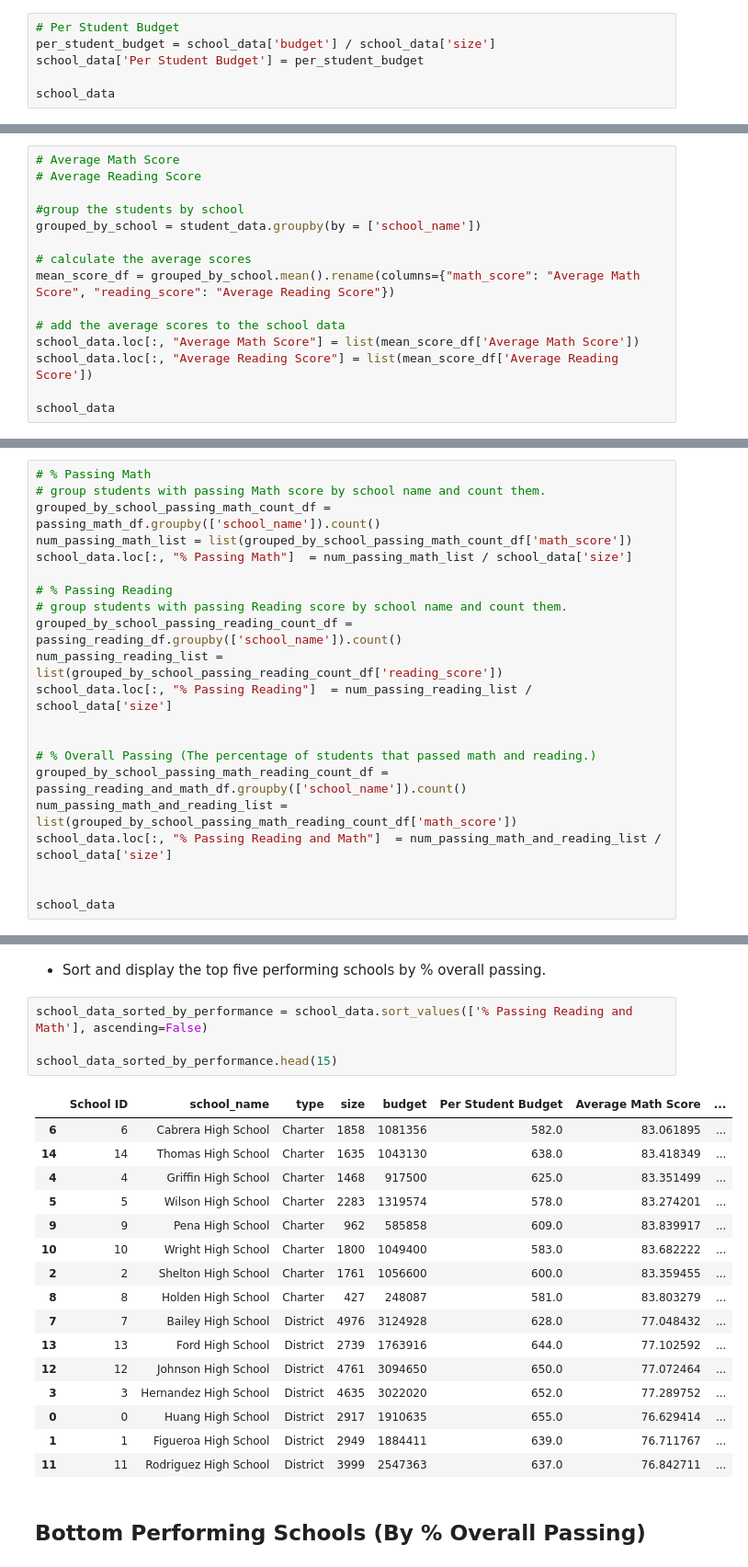
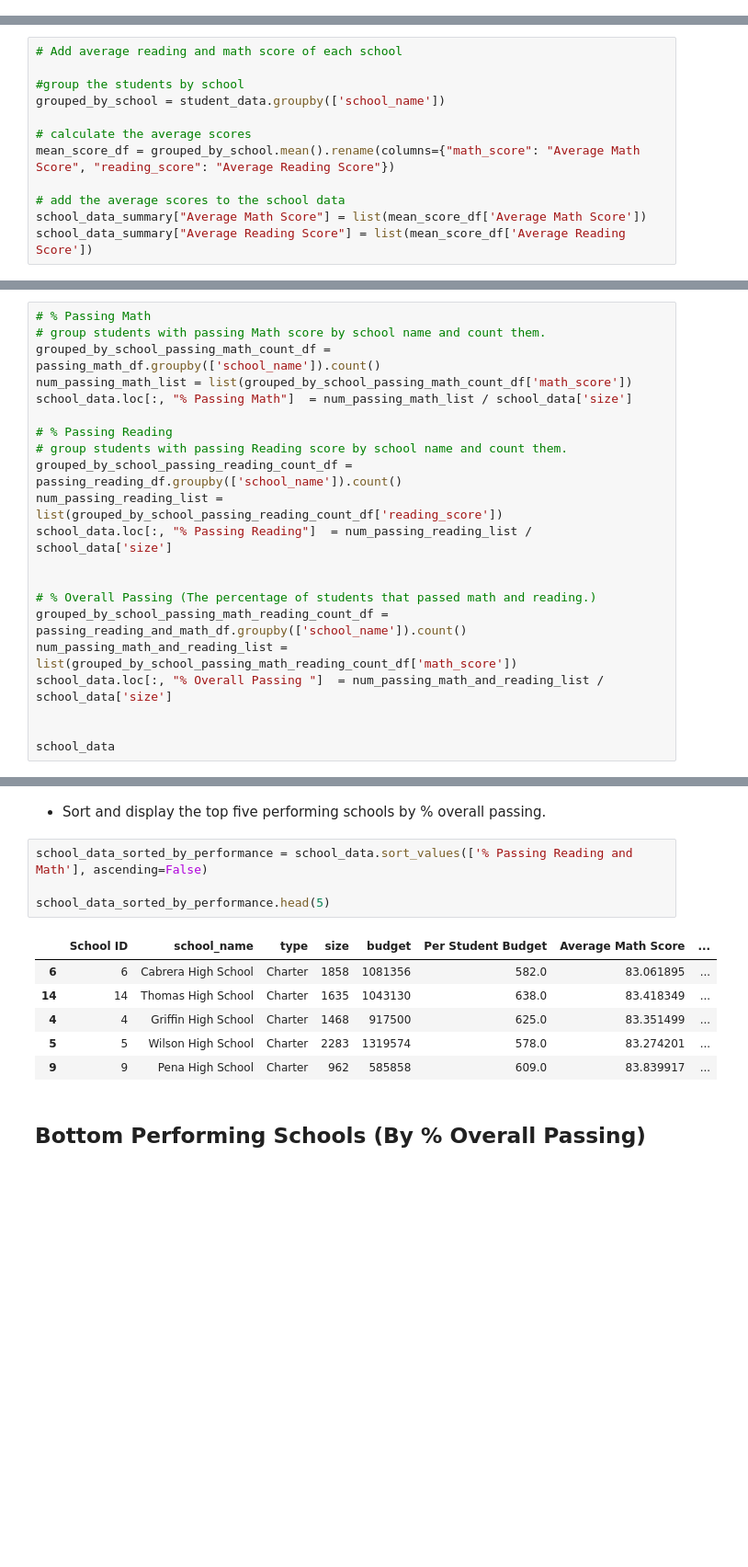
Before and after one commit to Annaolivia5/School-District-Trends, a Jupyter notebook: PyCitySchools/PyCitySchools_starter.ipynb, the cells around one changed output, grey strips where cells are left out. Shown: that part at 92% size. Cells and saved outputs as stored; diff of their text form; blank space fills up the shorter version.

```diff
--- a/PyCitySchools/PyCitySchools_starter.ipynb
+++ b/PyCitySchools/PyCitySchools_starter.ipynb
@@ -129,9 +121,3 @@ district_summary_df
   * % Overall Passing (The percentage of students that passed math **and** reading.)
 
 * Create a dataframe to hold the above results
-# %%
-# Per Student Budget
-per_student_budget = school_data['budget'] / school_data['size']
-school_data['Per Student Budget'] = per_student_budget
-
-school_data
@@ -155,15 +152,12 @@ school_data
 # %%
-# Average Math Score
-# Average Reading Score
+# Add average reading and math score of each school
 
 #group the students by school
-grouped_by_school = student_data.groupby(by = ['school_name'])
+grouped_by_school = student_data.groupby(['school_name'])
 
 # calculate the average scores
 mean_score_df = grouped_by_school.mean().rename(columns={"math_score": "Average Math Score", "reading_score": "Average Reading Score"})
 
 # add the average scores to the school data
-school_data.loc[:, "Average Math Score"] = list(mean_score_df['Average Math Score'])
-school_data.loc[:, "Average Reading Score"] = list(mean_score_df['Average Reading Score'])
-
-school_data
+school_data_summary["Average Math Score"] = list(mean_score_df['Average Math Score'])
+school_data_summary["Average Reading Score"] = list(mean_score_df['Average Reading Score'])
@@ -201,7 +178,7 @@ school_data.loc[:, "% Passing Reading"]  = num_passing_reading_list / school_dat
 # % Overall Passing (The percentage of students that passed math and reading.)
 grouped_by_school_passing_math_reading_count_df = passing_reading_and_math_df.groupby(['school_name']).count()
 num_passing_math_and_reading_list = list(grouped_by_school_passing_math_reading_count_df['math_score'])
-school_data.loc[:, "% Passing Reading and Math"]  = num_passing_math_and_reading_list / school_data['size']
+school_data.loc[:, "% Overall Passing "]  = num_passing_math_and_reading_list / school_data['size']
 
 
 school_data
@@ -229,24 +206,14 @@ school_data
 # %%
 school_data_sorted_by_performance = school_data.sort_values(['% Passing Reading and Math'], ascending=False)
 
-school_data_sorted_by_performance.head(15)
+school_data_sorted_by_performance.head(5)
 # %% [output]
 |  | School ID | school_name | type | size | budget | Per Student Budget | Average Math Score | ... |
 | 6 | 6 | Cabrera High School | Charter | 1858 | 1081356 | 582.0 | 83.061895 | ... |
 | 14 | 14 | Thomas High School | Charter | 1635 | 1043130 | 638.0 | 83.418349 | ... |
 | 4 | 4 | Griffin High School | Charter | 1468 | 917500 | 625.0 | 83.351499 | ... |
 | 5 | 5 | Wilson High School | Charter | 2283 | 1319574 | 578.0 | 83.274201 | ... |
 | 9 | 9 | Pena High School | Charter | 962 | 585858 | 609.0 | 83.839917 | ... |
-| 10 | 10 | Wright High School | Charter | 1800 | 1049400 | 583.0 | 83.682222 | ... |
-| 2 | 2 | Shelton High School | Charter | 1761 | 1056600 | 600.0 | 83.359455 | ... |
-| 8 | 8 | Holden High School | Charter | 427 | 248087 | 581.0 | 83.803279 | ... |
-| 7 | 7 | Bailey High School | District | 4976 | 3124928 | 628.0 | 77.048432 | ... |
-| 13 | 13 | Ford High School | District | 2739 | 1763916 | 644.0 | 77.102592 | ... |
-| 12 | 12 | Johnson High School | District | 4761 | 3094650 | 650.0 | 77.072464 | ... |
-| 3 | 3 | Hernandez High School | District | 4635 | 3022020 | 652.0 | 77.289752 | ... |
-| 0 | 0 | Huang High School | District | 2917 | 1910635 | 655.0 | 76.629414 | ... |
-| 1 | 1 | Figueroa High School | District | 2949 | 1884411 | 639.0 | 76.711767 | ... |
-| 11 | 11 | Rodriguez High School | District | 3999 | 2547363 | 637.0 | 76.842711 | ... |
 # %% [markdown]
 ## Bottom Performing Schools (By % Overall Passing)
 # %% [markdown]
```
Also changed, not shown: parts of 8 cells of this notebook.
